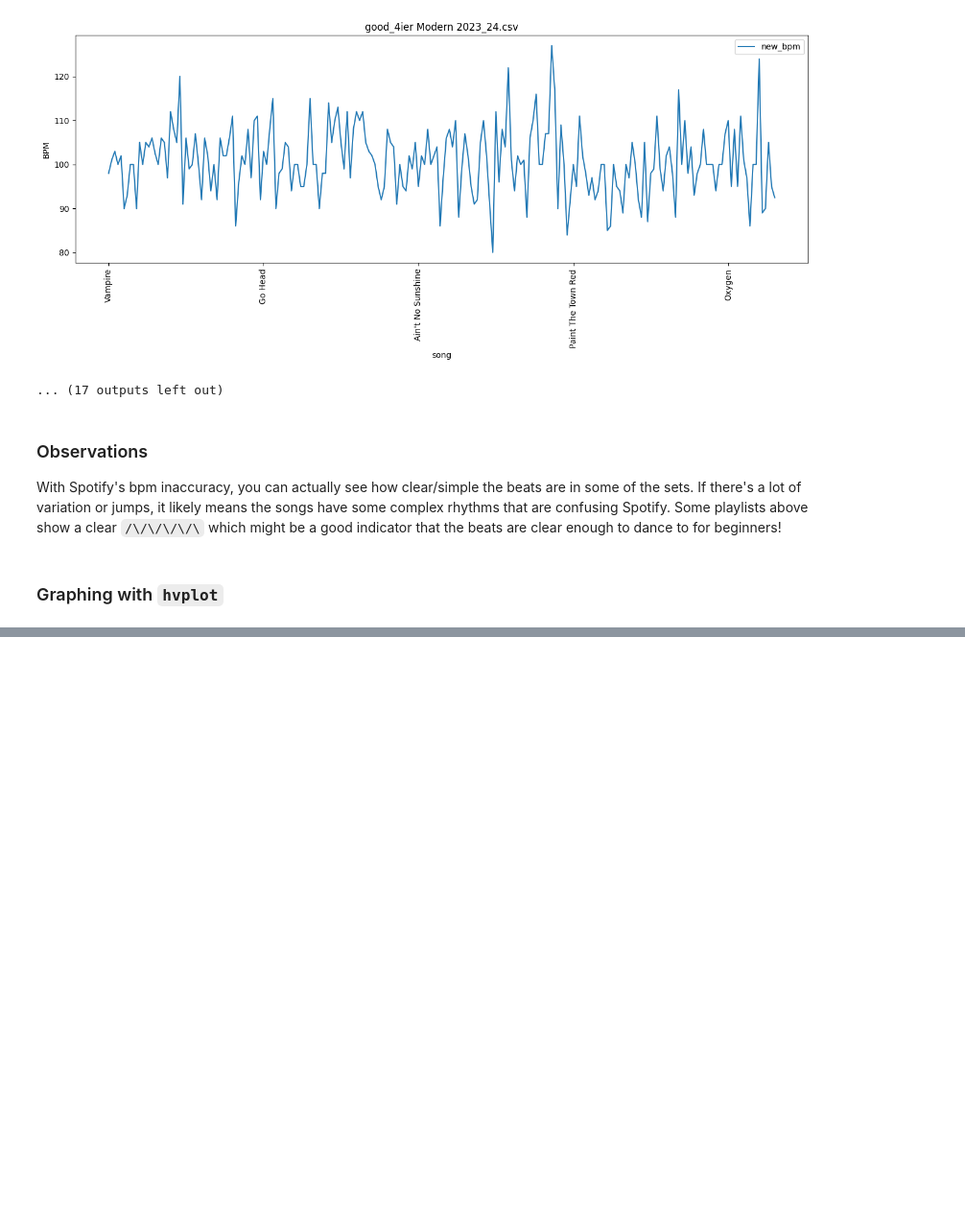
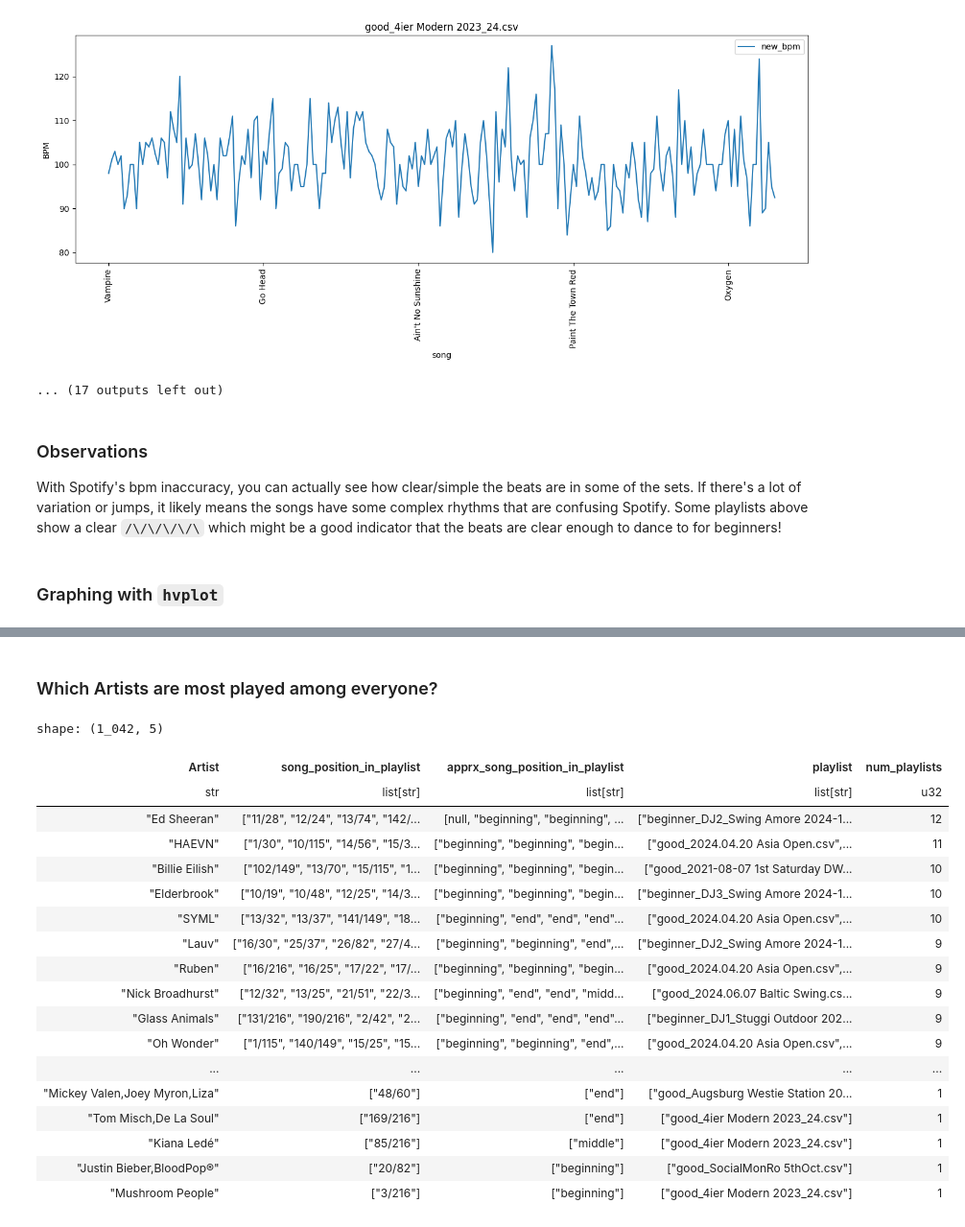
Before and after one commit to ThomasMAhern/WCS_playlist_analysis, a Jupyter notebook: notebooks/WCS_playlist_analysis.ipynb, the cells around one changed output, grey strips where cells are left out. Shown at 96% size. Saved outputs shown, nothing was run; the diff lists cells and outputs as text; code cells hidden in the pictures; blank space fills up the shorter version.

```diff
--- a/notebooks/WCS_playlist_analysis.ipynb
+++ b/notebooks/WCS_playlist_analysis.ipynb
@@ -170,0 +203,32 @@ for i in sorted(os.listdir('Playlists/')):
+# %% [markdown]
+### Which Artists are most played among everyone?
+# %%
+pl.Config.set_fmt_table_cell_list_len(15)
+
+(df
+ .group_by('Artist')
+ .agg(pl.col('song_position_in_playlist', 'apprx_song_position_in_playlist', 'playlist').sort())
+ .with_columns(pl.col('playlist').list.unique().list.sort(),
+               num_playlists = pl.col('playlist').list.unique().list.len())
+ .sort('num_playlists', descending = True)
+)
+# %% [output]
+shape: (1_042, 5)
+| Artist | song_position_in_playlist | apprx_song_position_in_playlist | playlist | num_playlists |
+| str | list[str] | list[str] | list[str] | u32 |
+| "Ed Sheeran" | ["11/28", "12/24", "13/74", "142/... | [null, "beginning", "beginning", ... | ["beginner_DJ2_Swing Amore 2024-1... | 12 |
+| "HAEVN" | ["1/30", "10/115", "14/56", "15/3... | ["beginning", "beginning", "begin... | ["good_2024.04.20 Asia Open.csv",... | 11 |
+| "Billie Eilish" | ["102/149", "13/70", "15/115", "1... | ["beginning", "beginning", "begin... | ["good_2021-08-07 1st Saturday DW... | 10 |
+| "Elderbrook" | ["10/19", "10/48", "12/25", "14/3... | ["beginning", "beginning", "begin... | ["beginner_DJ3_Swing Amore 2024-1... | 10 |
+| "SYML" | ["13/32", "13/37", "141/149", "18... | ["beginning", "end", "end", "end"... | ["good_2024.04.20 Asia Open.csv",... | 10 |
+| "Lauv" | ["16/30", "25/37", "26/82", "27/4... | ["beginning", "beginning", "end",... | ["beginner_DJ2_Swing Amore 2024-1... | 9 |
+| "Ruben" | ["16/216", "16/25", "17/22", "17/... | ["beginning", "beginning", "begin... | ["good_2024.04.20 Asia Open.csv",... | 9 |
+| "Nick Broadhurst" | ["12/32", "13/25", "21/51", "22/3... | ["beginning", "end", "end", "midd... | ["good_2024.06.07 Baltic Swing.cs... | 9 |
+| "Glass Animals" | ["131/216", "190/216", "2/42", "2... | ["beginning", "end", "end", "end"... | ["beginner_DJ1_Stuggi Outdoor 202... | 9 |
+| "Oh Wonder" | ["1/115", "140/149", "15/25", "15... | ["beginning", "beginning", "end",... | ["good_2024.04.20 Asia Open.csv",... | 9 |
+| ... | ... | ... | ... | ... |
+| "Mickey Valen,Joey Myron,Liza" | ["48/60"] | ["end"] | ["good_Augsburg Westie Station 20... | 1 |
+| "Tom Misch,De La Soul" | ["169/216"] | ["end"] | ["good_4ier Modern 2023_24.csv"] | 1 |
+| "Kiana Ledé" | ["85/216"] | ["middle"] | ["good_4ier Modern 2023_24.csv"] | 1 |
+| "Justin Bieber,BloodPop®" | ["20/82"] | ["beginning"] | ["good_SocialMonRo 5thOct.csv"] | 1 |
+| "Mushroom People" | ["3/216"] | ["beginning"] | ["good_4ier Modern 2023_24.csv"] | 1 |
```
Also changed, not shown: parts of 17 cells of this notebook.
